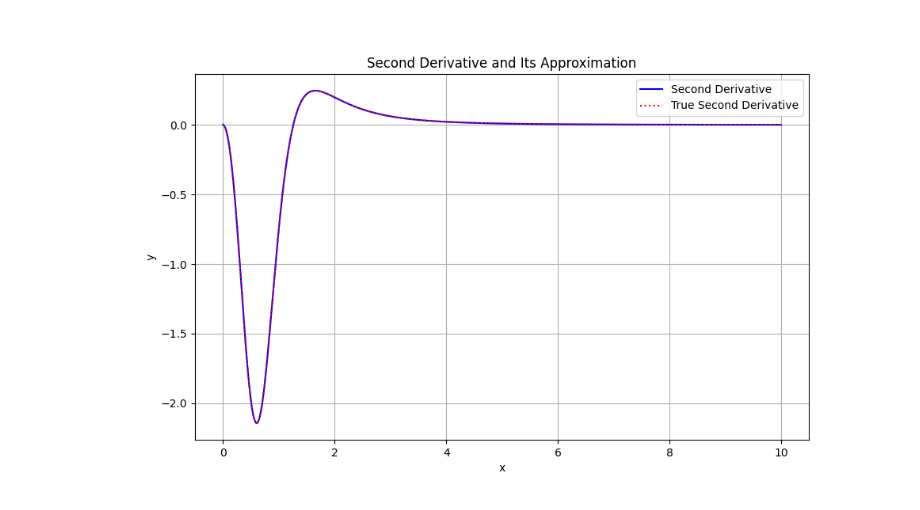
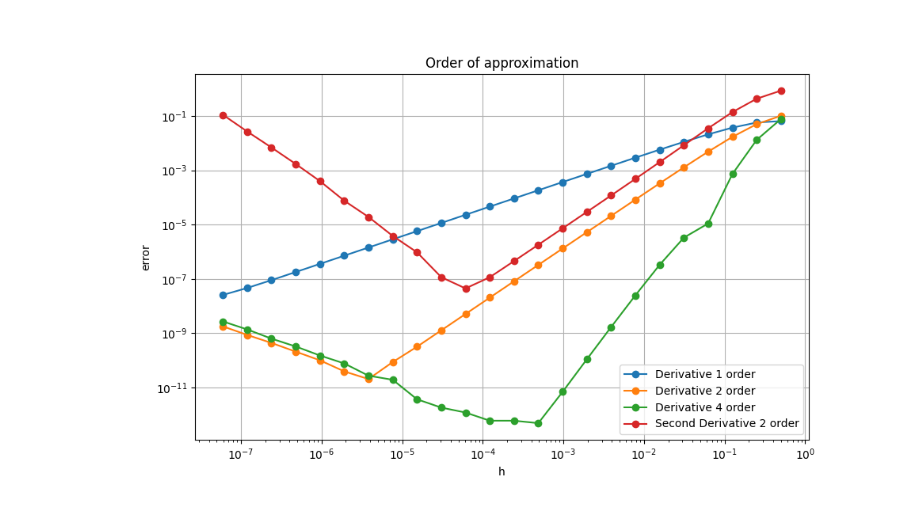
Before and after one commit to canne16/comp_math, a Jupyter notebook: Python/Plotter/plot.ipynb, the cells around one changed output. Cells and saved outputs as stored; diff of their text form; code cells hidden in the pictures.

```diff
--- a/Python/Plotter/plot.ipynb
+++ b/Python/Plotter/plot.ipynb
@@ -79,9 +58,13 @@ plot_functions(
-# %%
-plot_functions(
-        x_sec_der, y_sec_der,
-        x_true_sec_der, y_true_sec_der,
-        labels=["Second Derivative", "True Second Derivative"],
-        title="Second Derivative and Its Approximation"
-    )
-# %% [output]
-[figure, removed]
+# %%
+h_vals, errors_der_1_ord = read_csv(data_dir + "errors_der_1_ord.csv")
+h_vals, errors_der_2_ord = read_csv(data_dir + "errors_der_2_ord.csv")
+h_vals, errors_der_4_ord = read_csv(data_dir + "errors_der_4_ord.csv")
+h_vals, errors_sec_der_2_ord = read_csv(data_dir + "errors_sec_der_2_ord.csv")
+# %%
+plot_loglog_functions(
+        h_vals, [errors_der_1_ord, errors_der_2_ord, errors_der_4_ord, errors_sec_der_2_ord],
+        labels=["Derivative 1 order", "Derivative 2 order", "Derivative 4 order", "Second Derivative 2 order"],
+        title="Order of approximation"
+    )
+# %% [output]
+[figure, added]
```
Also changed, not shown: parts of 4 cells of this notebook, 5 other files.
